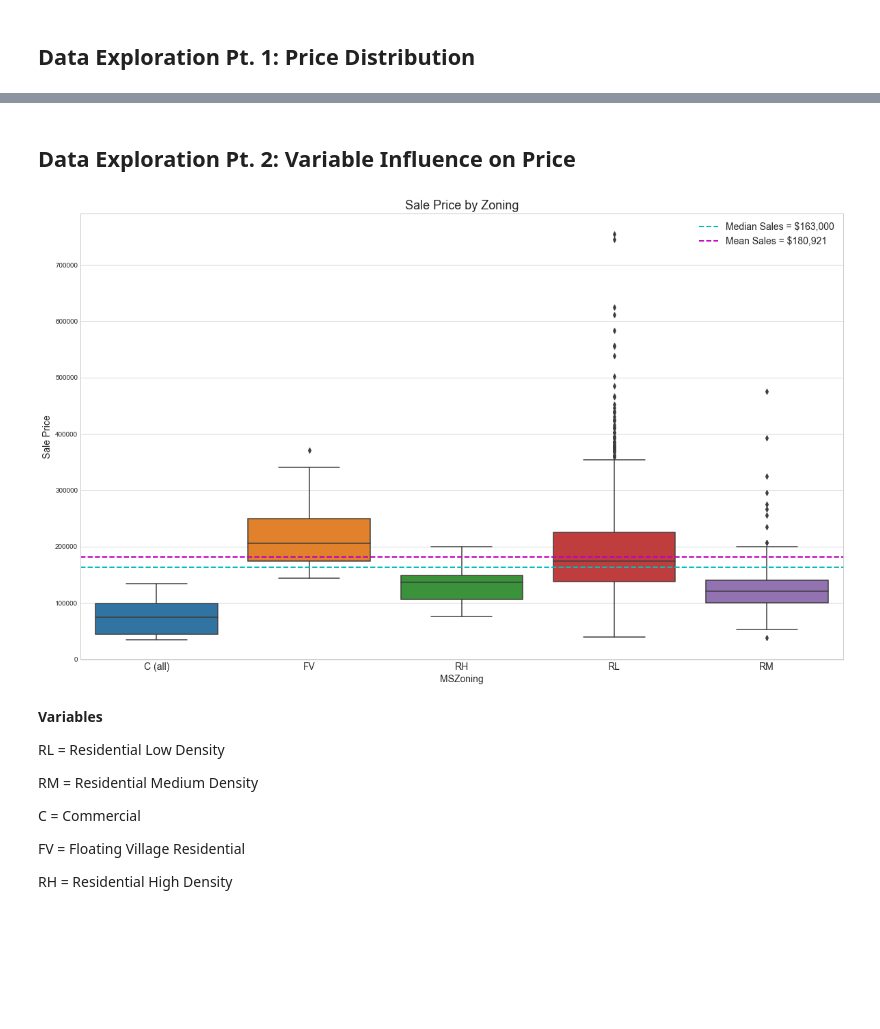
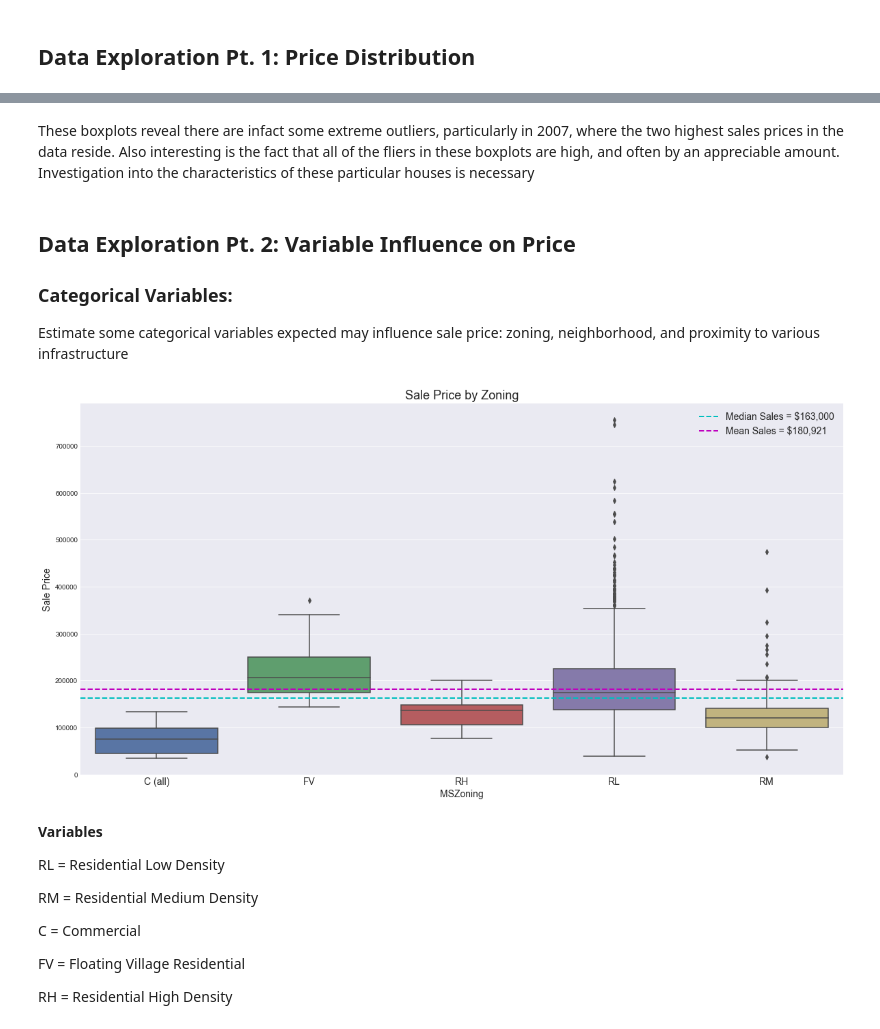
Before and after one commit to brianmcguckin/thinkful_unit_01_capstone, a Jupyter notebook: unit_01_capstone.ipynb, the cells around one changed output, grey strips where cells are left out. Saved outputs shown, nothing was run; the diff lists cells and outputs as text; code cells hidden in the pictures; blank space fills up the shorter version.

```diff
--- a/unit_01_capstone.ipynb
+++ b/unit_01_capstone.ipynb
@@ -33,2 +54,6 @@ Median sale price for all properties: 163000.0
+# %%
+#set plot style
+sns.set_style('darkgrid')
+sns.set_palette('deep')
 # %%
 #histogram of all sales prices
@@ -207,26 +260,30 @@ subprime = 181304.74820880246
+# %% [markdown]
+These boxplots reveal there are infact some extreme outliers, particularly in 2007, where the two highest sales prices in the data reside. Also interesting is the fact that all of the fliers in these boxplots are high, and often by an appreciable amount. Investigation into the characteristics of these particular houses is necessary
 # %% [markdown]
 ## Data Exploration Pt. 2: Variable Influence on Price
+
+### Categorical Variables:
+Estimate some categorical variables expected may influence sale price: zoning, neighborhood, and proximity to various infrastructure
 # %%
 #sales price by zoning
-sns.set_style('whitegrid')
-plt.figure(figsize=(20,12))
+plt.figure(figsize=(20,10))
 
 order = sorted(train.MSZoning.unique())
 
 sns.boxplot(x='MSZoning', y='SalePrice', data=train, order=order)
 plt.axhline(train.SalePrice.median(), color='c', linestyle='dashed',
             linewidth=2, label='Median Sales = $163,000')
 plt.axhline(train.SalePrice.mean(), color='m', linestyle='dashed',
             linewidth=2, label='Mean Sales = $180,921')
 plt.xticks(size=14)
 plt.xlabel('MSZoning', size=14)
 plt.ylabel('Sale Price', size=14)
 plt.title('Sale Price by Zoning', size=18)
 plt.legend(prop={'size':14})
 
 plt.show()
 # %% [output]
-[figure, old version]
+[figure, new version]
 # %% [markdown]
 __Variables__
 
```
Also changed, not shown: parts of 24 cells of this notebook.
